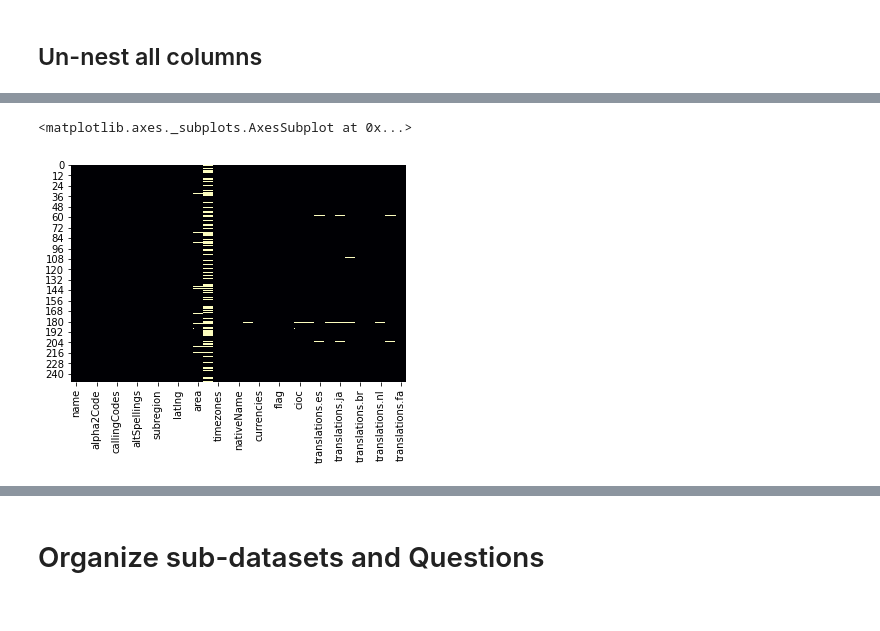
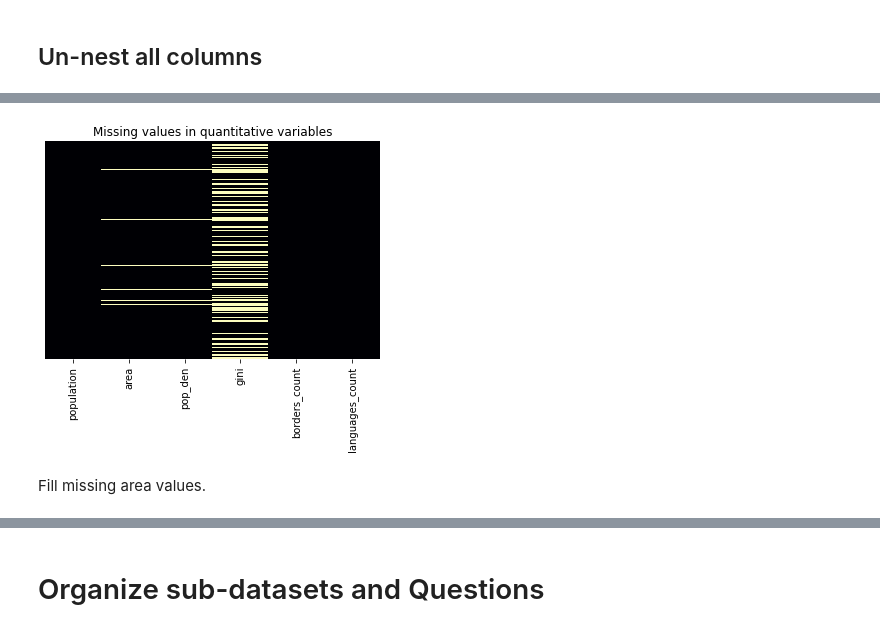
Before and after one commit to ducnguyen4993/country_apis, a Jupyter notebook: apis_test.ipynb, the cells around one changed output, grey strips where cells are left out. Cells and saved outputs as stored; diff of their text form; code cells hidden in the pictures.

```diff
--- a/apis_test.ipynb
+++ b/apis_test.ipynb
@@ -98,0 +424,7 @@ df.head(3)
+# %%
+border_c = []
+for i in df['borders']:
+    a = len(i)
+    border_c.append(a)
+
+df.insert(12,'borders_count',border_c)
@@ -98,0 +465,2 @@ df.head(3)
+# %%
+df.loc[249,'currencies'] = 'BWP,GBP'
@@ -98,0 +474,9 @@ df.head(3)
+# %%
+lang_c = []
+for i in df['languages']:
+    a = len(i)
+    lang_c.append(a)
+
+df.insert(16,'languages_count',lang_c)
+
+df.head()
@@ -100,0 +526,3 @@ df.head(3)
+# %%
+df.insert(9, 'pop_den', df['population']/df['area'])
+df['pop_den'].describe()
@@ -101,7 +539,9 @@ df.head(3)
 # %%
-sns.heatmap(df.isnull(),cbar=False, cmap='magma'
-#             , yticklabels=False
-           )
+quan_lst = ['population','area','pop_den','gini','borders_count','languages_count']
+sns.heatmap(df[quan_lst].isnull(),cbar=False, cmap='magma', yticklabels=False)
+plt.title('Missing values in quantitative variables')
+plt.show()
 # %% [output]
-<matplotlib.axes._subplots.AxesSubplot at 0x...>
-[figure, old version]
+[figure, new version]
+# %% [markdown]
+Fill missing area values.
```
Also changed, not shown: parts of 85 cells of this notebook, 1 other file.
